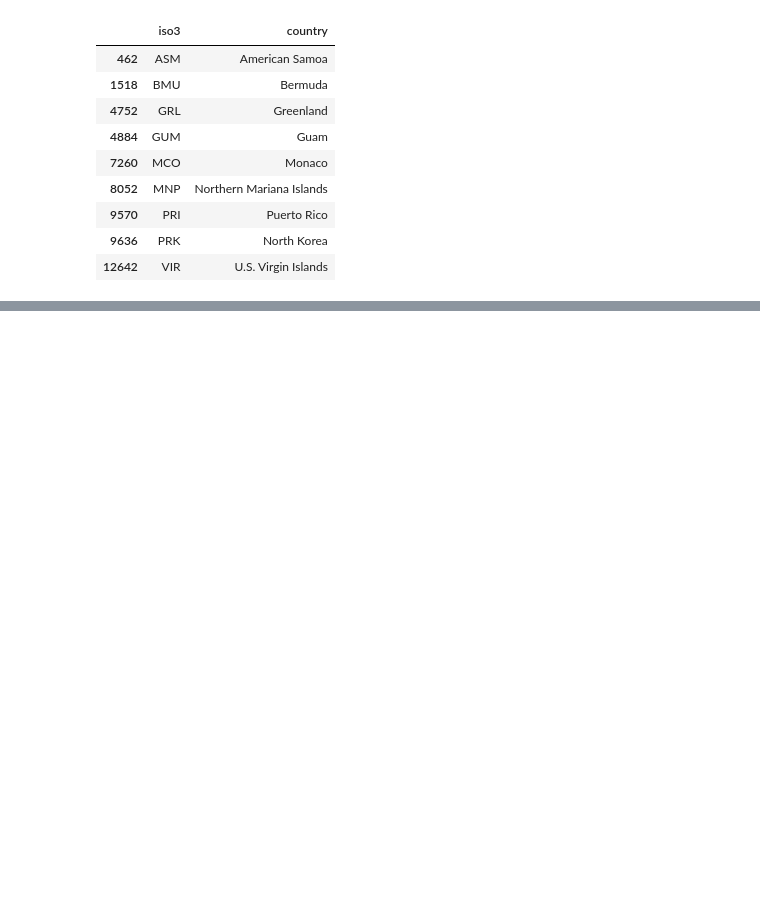
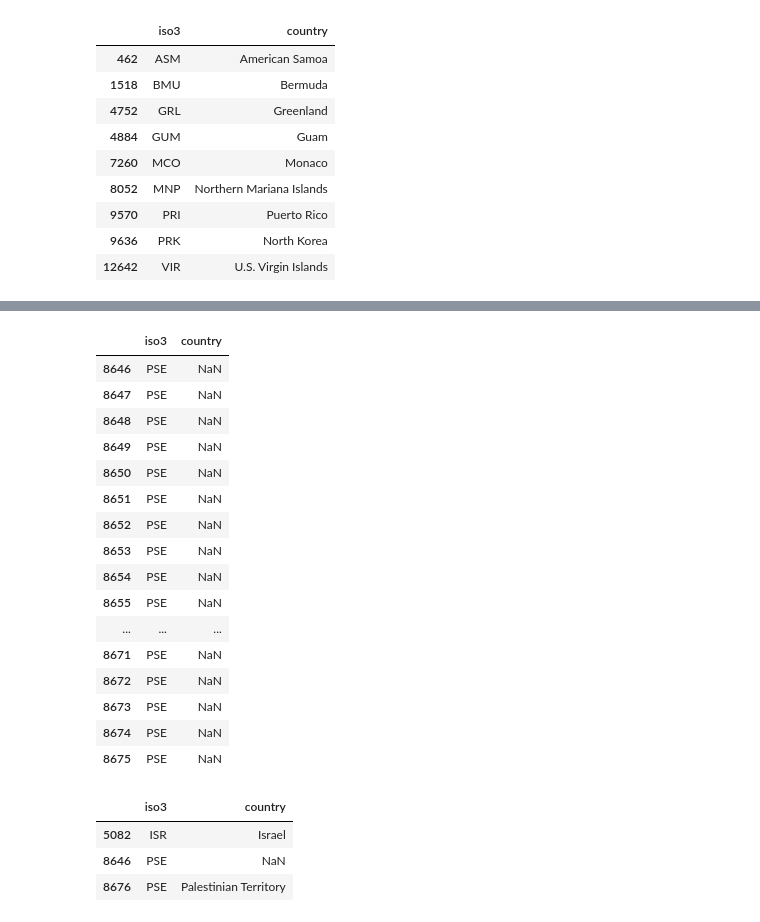
Before and after one commit to Mil4222/Final-Project, a Jupyter notebook: scripts/final_merge/final_merge.ipynb, the cells around one changed output, grey strips where cells are left out. Cells and saved outputs as stored; diff of their text form; code cells hidden in the pictures; blank space fills up the shorter version.

```diff
--- a/scripts/final_merge/final_merge.ipynb
+++ b/scripts/final_merge/final_merge.ipynb
@@ -361,0 +318,29 @@ Data columns (total 18 columns):
+# %%
+# Check missing population -> only palestine
+final[final["population"].isna()][["iso3", "country"]]
+# %% [output]
+|  | iso3 | country |
+| 8646 | PSE | NaN |
+| 8647 | PSE | NaN |
+| 8648 | PSE | NaN |
+| 8649 | PSE | NaN |
+| 8650 | PSE | NaN |
+| 8651 | PSE | NaN |
+| 8652 | PSE | NaN |
+| 8653 | PSE | NaN |
+| 8654 | PSE | NaN |
+| 8655 | PSE | NaN |
+| ... | ... | ... |
+| 8671 | PSE | NaN |
+| 8672 | PSE | NaN |
+| 8673 | PSE | NaN |
+| 8674 | PSE | NaN |
+| 8675 | PSE | NaN |
+# %%
+# check latitude -> israel and palestine
+final[final["capital_latitude"].isna()][["iso3", "country"]].drop_duplicates()
+# %% [output]
+|  | iso3 | country |
+| 5082 | ISR | Israel |
+| 8646 | PSE | NaN |
+| 8676 | PSE | Palestinian Territory |
```
Also changed, not shown: parts of 37 cells of this notebook, 12 other files.
